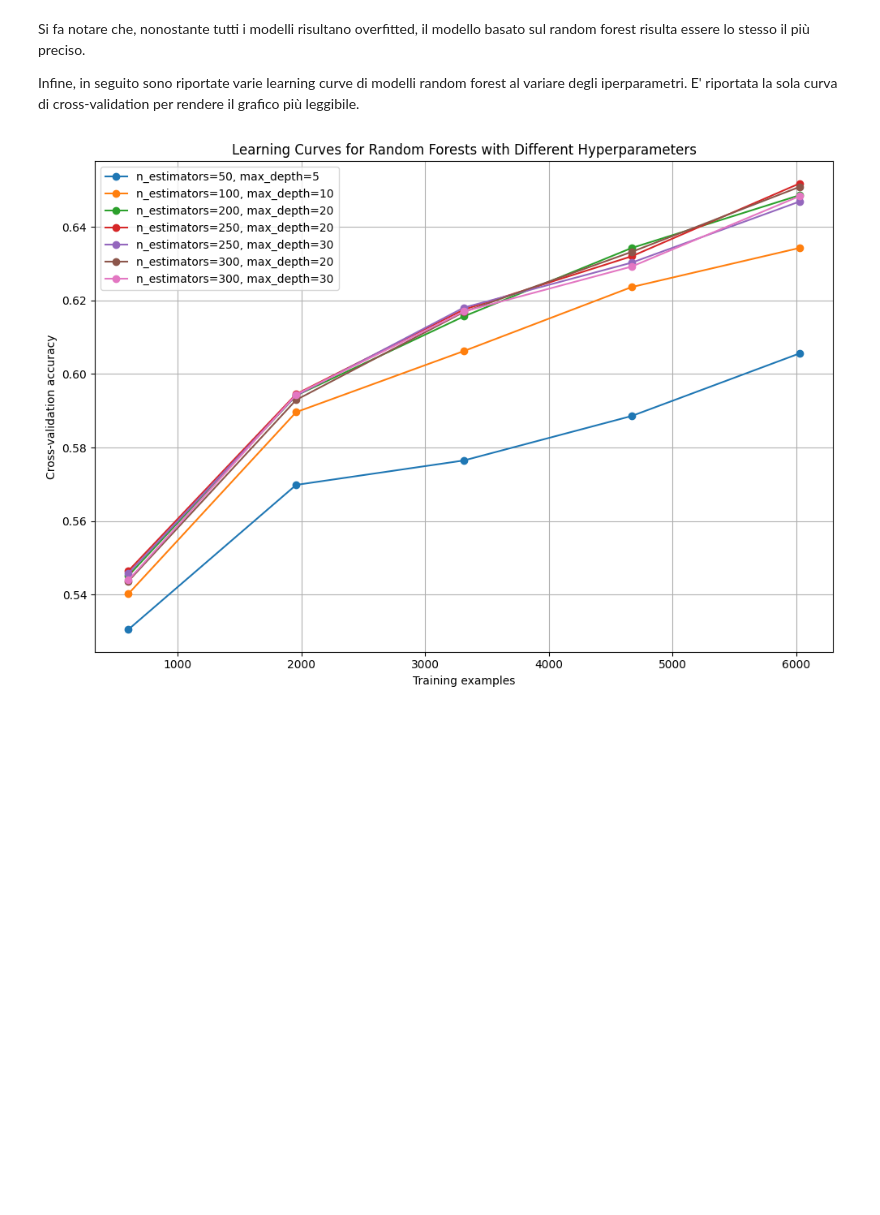
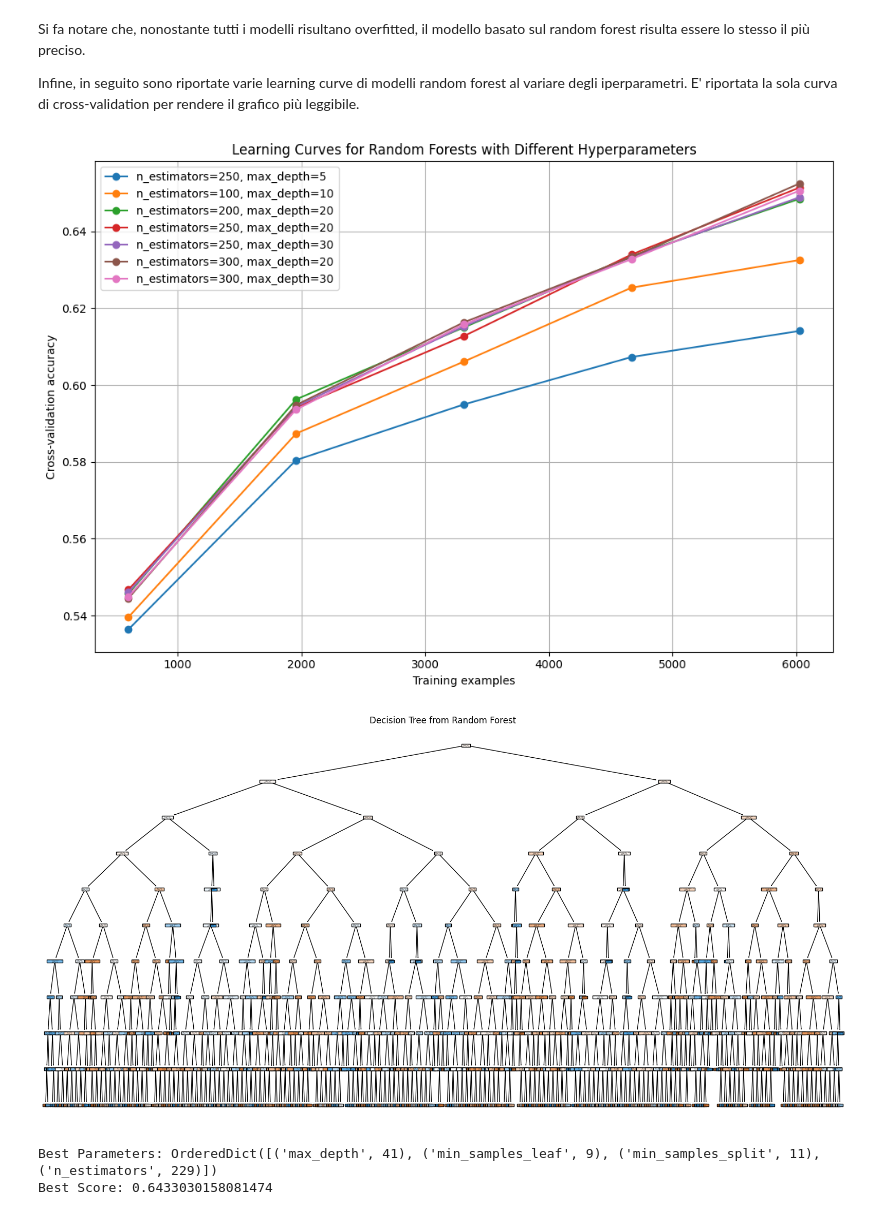
Before and after one commit to lPen88/dataProject, a Jupyter notebook: paper.ipynb, the cells around one changed output. Drawn from its saved outputs; the diff is of its cells as text; code cells hidden in the pictures; blank space fills up the shorter version.

```diff
--- a/paper.ipynb
+++ b/paper.ipynb
@@ -287,7 +283,7 @@ import numpy as np
 
 # Define different hyperparameter sets
 rf_params = [
-    {'label': 'n_estimators=50, max_depth=5', 'params': {'n_estimators': 50, 'max_depth': 5, 'random_state': 42}},
+    {'label': 'n_estimators=250, max_depth=5', 'params': {'n_estimators': 250, 'max_depth': 5, 'random_state': 42}},
     {'label': 'n_estimators=100, max_depth=10', 'params': {'n_estimators': 100, 'max_depth': 10, 'random_state': 42}},
     {'label': 'n_estimators=200, max_depth=20', 'params': {'n_estimators': 200, 'max_depth': 20, 'random_state': 42}},
     {'label': 'n_estimators=250, max_depth=20', 'params': {'n_estimators': 250, 'max_depth': 20, 'random_state': 42}},
@@ -315,4 +311,54 @@ plt.grid()
 plt.tight_layout()
 plt.show()
 # %% [output]
-[figure, old version]
+[figure, new version]
+# %%
+from sklearn.tree import plot_tree
+import matplotlib.pyplot as plt
+
+# Plot the first tree in the Random Forest
+plt.figure(figsize=(20, 10))
+plot_tree(rf_best.estimators_[0], feature_names=X.columns, filled=True)
+plt.title("Decision Tree from Random Forest")
+plt.show()
+# %% [output]
+[figure, added]
+# %%
+from skopt import BayesSearchCV
+from sklearn.ensemble import RandomForestClassifier
+from sklearn.model_selection import train_test_split
+
+
+X_train, X_test, Y_train, Y_test = train_test_split(X, Y, test_size=0.3, random_state=42)
+
+
+param_space = {
+    'n_estimators': (50, 300),
+    'max_depth': (5, 50),
+    'min_samples_split': (2, 20),
+    'min_samples_leaf': (1, 20),
+}
+
+
+rf = RandomForestClassifier(random_state=42)
+
+
+bayes_search = BayesSearchCV(
+    estimator=rf,
+    search_spaces=param_space,
+    n_iter=50,
+    scoring='accuracy',
+    cv=5,
+    random_state=42,
+    n_jobs=-1  # usa tutti i core disponibili
+)
+
+
+bayes_search.fit(X_train, Y_train)
+
+
+print("Best Parameters:", bayes_search.best_params_)
+print("Best Score:", bayes_search.best_score_)
+# %% [output]
+Best Parameters: OrderedDict([('max_depth', 41), ('min_samples_leaf', 9), ('min_samples_split', 11), ('n_estimators', 229)])
+Best Score: 0.6433030158081474
```
Also changed, not shown: parts of 3 cells of this notebook.
